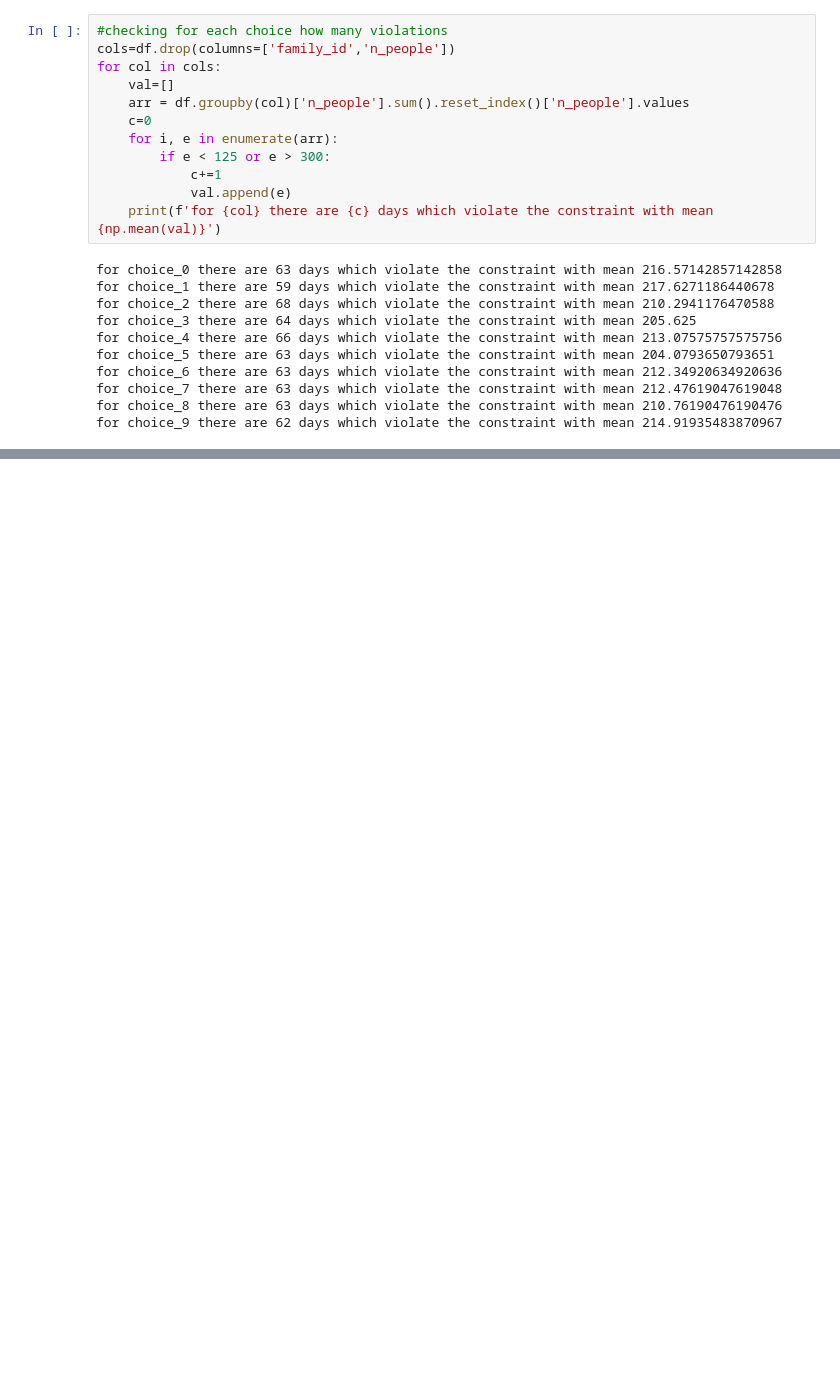
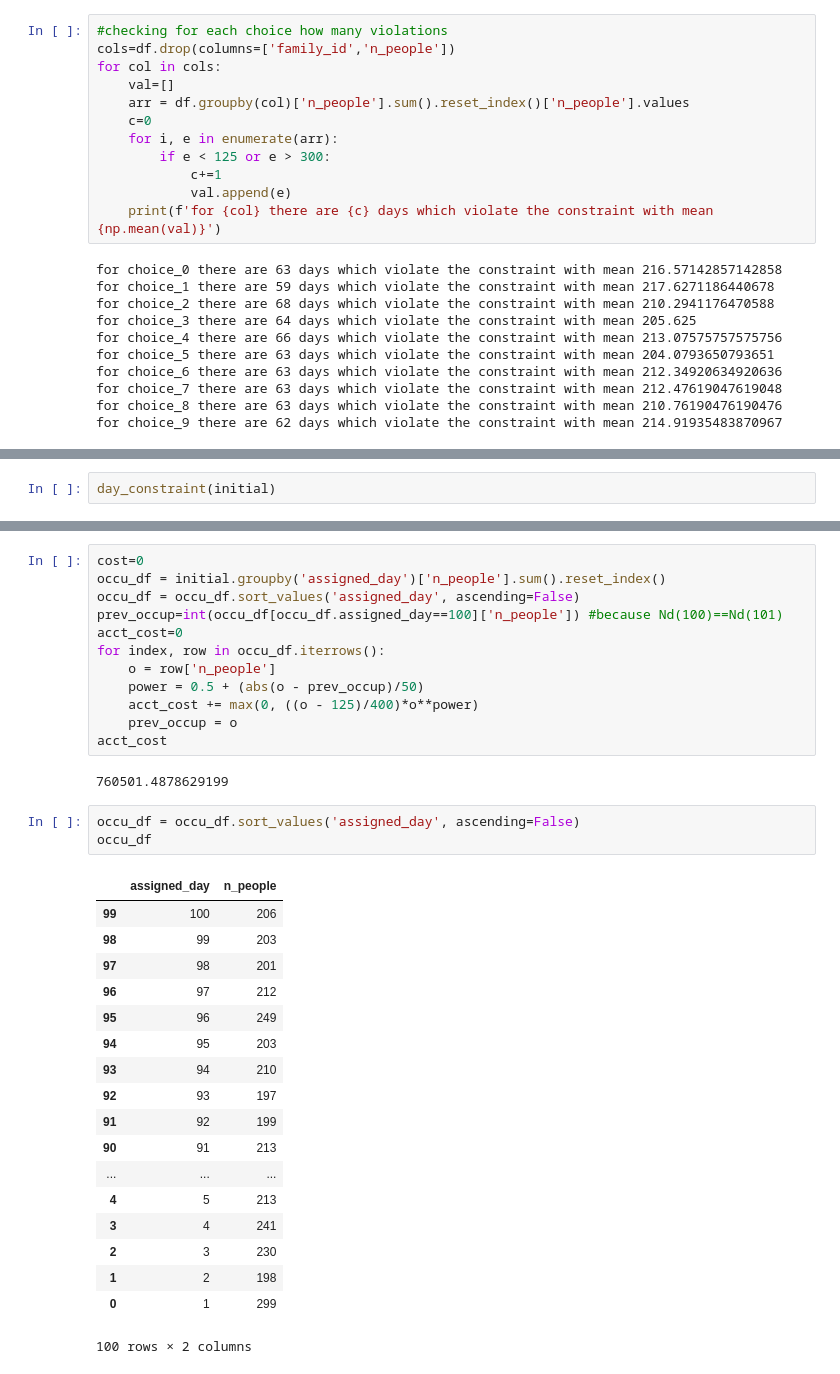
Before and after one commit to irfanijaz/kaggle-santa, a Jupyter notebook: santa-optimizer.ipynb, the cells around one changed output, grey strips where cells are left out. Cells and saved outputs as stored; diff of their text form; blank space fills up the shorter version.

```diff
--- a/santa-optimizer.ipynb
+++ b/santa-optimizer.ipynb
@@ -168,0 +259,2 @@ for choice_9 there are 62 days which violate the constraint with mean 214.919354
+# %%
+day_constraint(initial)
@@ -168,0 +379,36 @@ for choice_9 there are 62 days which violate the constraint with mean 214.919354
+# %%
+cost=0
+occu_df = initial.groupby('assigned_day')['n_people'].sum().reset_index()
+occu_df = occu_df.sort_values('assigned_day', ascending=False)
+prev_occup=int(occu_df[occu_df.assigned_day==100]['n_people']) #because Nd(100)==Nd(101)
+acct_cost=0
+for index, row in occu_df.iterrows():
+    o = row['n_people']
+    power = 0.5 + (abs(o - prev_occup)/50)
+    acct_cost += max(0, ((o - 125)/400)*o**power)
+    prev_occup = o
+acct_cost
+# %% [output]
+760501.4878629199
+# %%
+occu_df = occu_df.sort_values('assigned_day', ascending=False)
+occu_df
+# %% [output]
+|  | assigned_day | n_people |
+| 99 | 100 | 206 |
+| 98 | 99 | 203 |
+| 97 | 98 | 201 |
+| 96 | 97 | 212 |
+| 95 | 96 | 249 |
+| 94 | 95 | 203 |
+| 93 | 94 | 210 |
+| 92 | 93 | 197 |
+| 91 | 92 | 199 |
+| 90 | 91 | 213 |
+| ... | ... | ... |
+| 4 | 5 | 213 |
+| 3 | 4 | 241 |
+| 2 | 3 | 230 |
+| 1 | 2 | 198 |
+| 0 | 1 | 299 |
+100 rows × 2 columns
```
Also changed, not shown: parts of 52 cells of this notebook, 1 other file.
